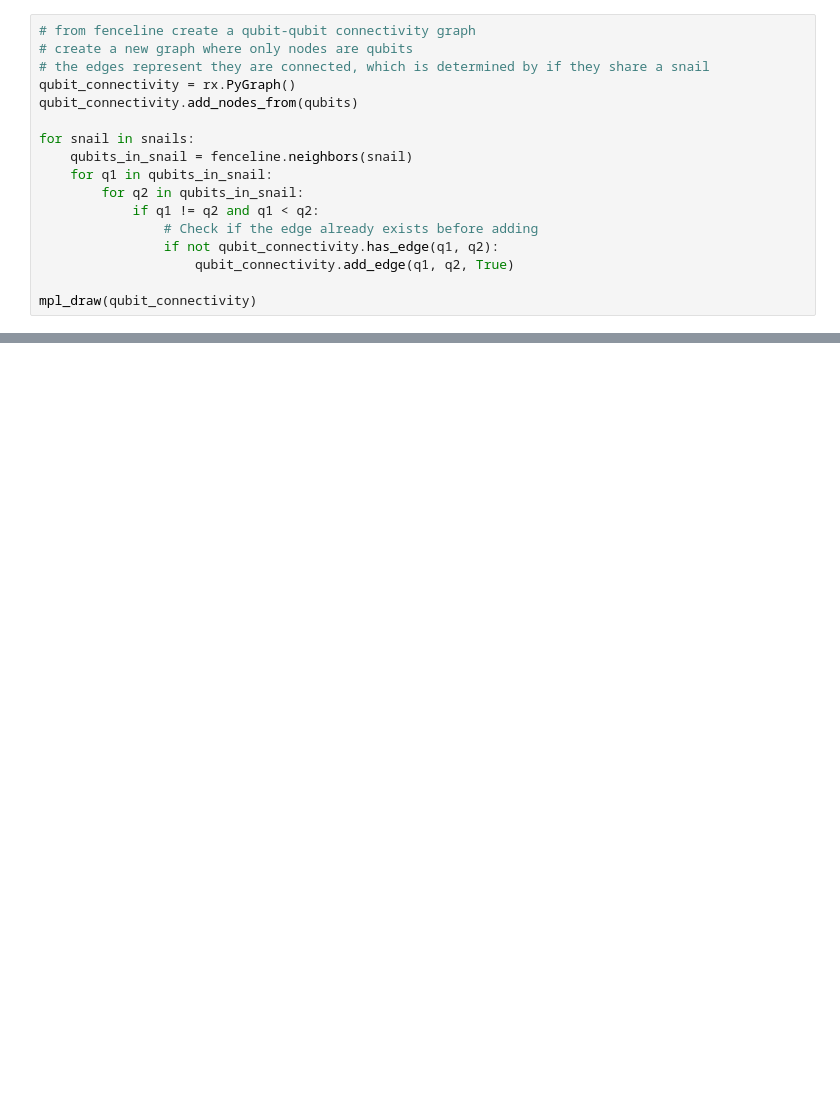
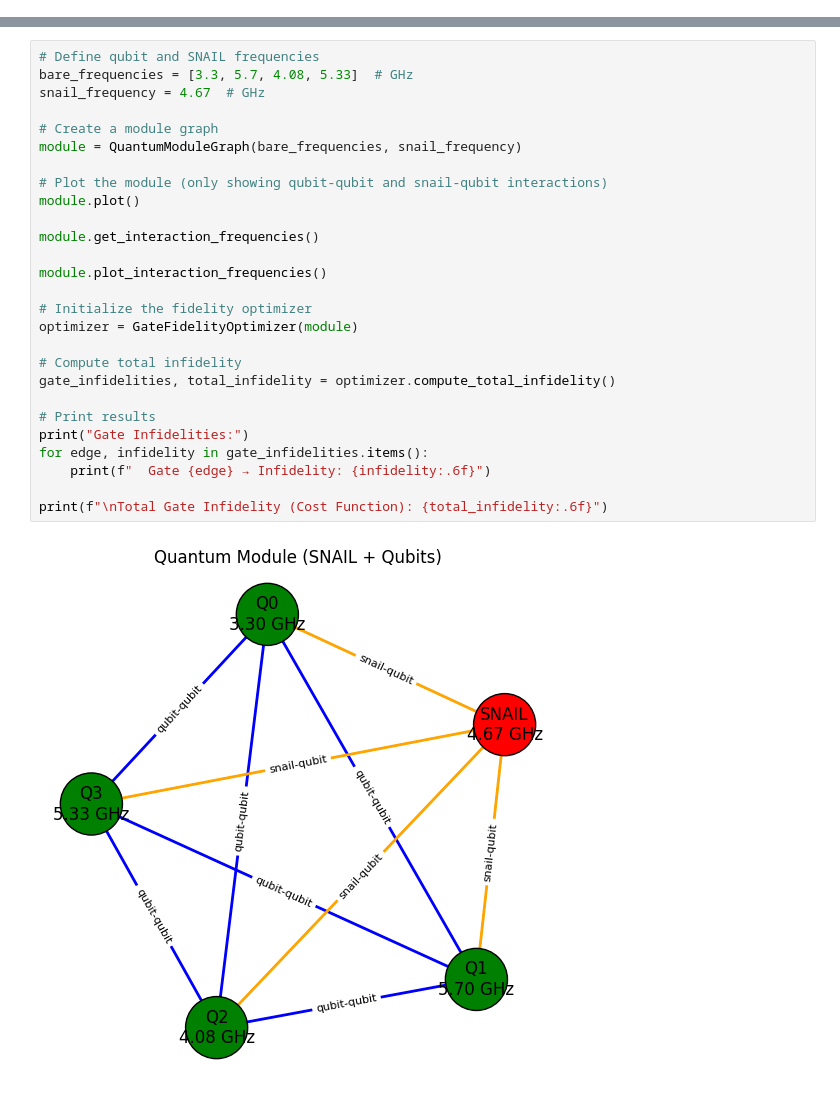
Before and after one commit to PITT-HATLAB/corral_crowding, a Jupyter notebook: src/notebooks/dev_colors.ipynb, the cells around one changed output, grey strips where cells are left out. Drawn from its saved outputs; the diff is of its cells as text; blank space fills up the shorter version.

Commit message:
wip: generate optimization problem from graph

```diff
--- a/src/notebooks/dev_colors.ipynb
+++ b/src/notebooks/dev_colors.ipynb
@@ -39,17 +8,0 @@ mpl_draw(fenceline, node_color=node_color_list)
-# %%
-# from fenceline create a qubit-qubit connectivity graph
-# create a new graph where only nodes are qubits
-# the edges represent they are connected, which is determined by if they share a snail
-qubit_connectivity = rx.PyGraph()
-qubit_connectivity.add_nodes_from(qubits)
-
-for snail in snails:
-    qubits_in_snail = fenceline.neighbors(snail)
-    for q1 in qubits_in_snail:
-        for q2 in qubits_in_snail:
-            if q1 != q2 and q1 < q2:
-                # Check if the edge already exists before adding
-                if not qubit_connectivity.has_edge(q1, q2):
-                    qubit_connectivity.add_edge(q1, q2, True)
-
-mpl_draw(qubit_connectivity)
@@ -94,0 +281,29 @@ corral
+# %%
+# Define qubit and SNAIL frequencies
+bare_frequencies = [3.3, 5.7, 4.08, 5.33]  # GHz
+snail_frequency = 4.67  # GHz
+
+# Create a module graph
+module = QuantumModuleGraph(bare_frequencies, snail_frequency)
+
+# Plot the module (only showing qubit-qubit and snail-qubit interactions)
+module.plot()
+
+module.get_interaction_frequencies()
+
+module.plot_interaction_frequencies()
+
+# Initialize the fidelity optimizer
+optimizer = GateFidelityOptimizer(module)
+
+# Compute total infidelity
+gate_infidelities, total_infidelity = optimizer.compute_total_infidelity()
+
+# Print results
+print("Gate Infidelities:")
+for edge, infidelity in gate_infidelities.items():
+    print(f"  Gate {edge} → Infidelity: {infidelity:.6f}")
+
+print(f"\nTotal Gate Infidelity (Cost Function): {total_infidelity:.6f}")
+# %% [output]
+[figure, added]
```
Also changed, not shown: parts of 8 cells of this notebook, 9 other files.
